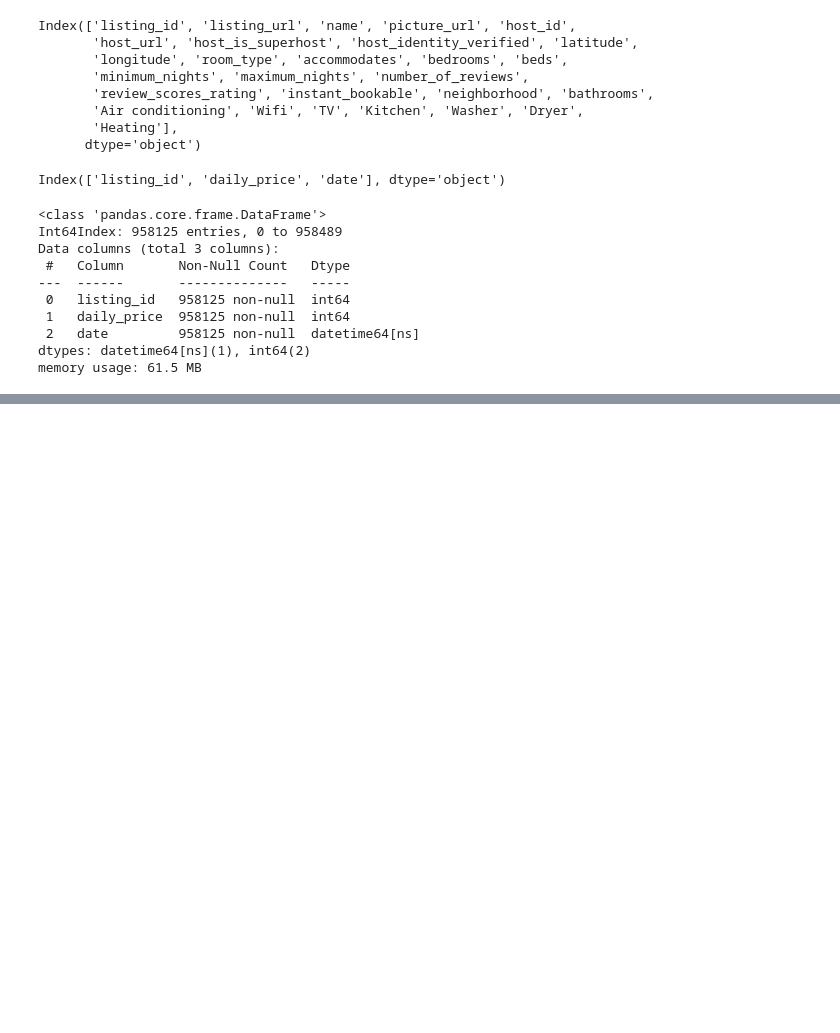
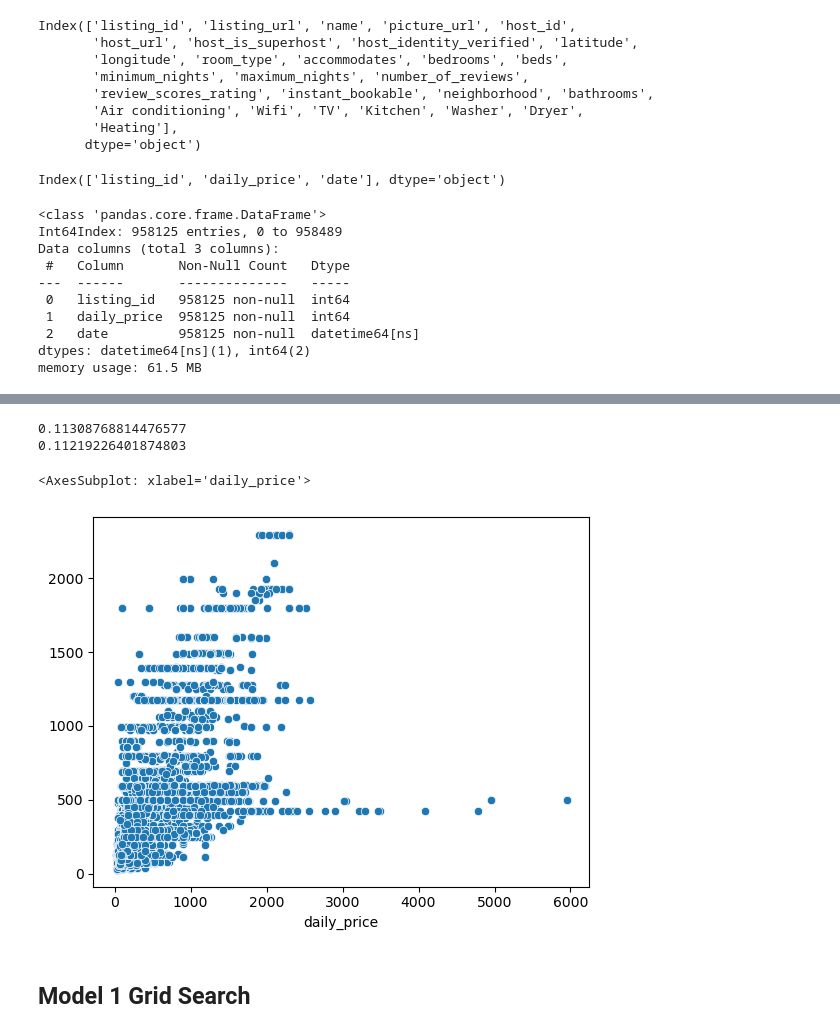
Before and after one commit to sjeanat3/Asheville-AirBnB-Experience-Recommendation, a Jupyter notebook: Notebooks/Asheville AirBnB Price Prediction Notebook.ipynb, the cells around one changed output, grey strips where cells are left out. Cells and saved outputs as stored; diff of their text form; code cells hidden in the pictures; blank space fills up the shorter version.

Commit message:
Begin modeling

```diff
--- a/Notebooks/Asheville AirBnB Price Prediction Notebook.ipynb
+++ b/Notebooks/Asheville AirBnB Price Prediction Notebook.ipynb
@@ -762,0 +781,6 @@ memory usage: 196.4+ MB
+# %%
+asheville_modeling_data = asheville_data.drop(['listing_id', 'listing_url', 'name', 'picture_url', 'host_id',
+                                              'host_url', 'host_identity_verified', 'latitude', 'longitude',
+                                              'minimum_nights', 'maximum_nights', 'number_of_reviews',
+                                              'instant_bookable', 'review_scores_rating'], axis = 1)
+asheville_modeling_data.head()
@@ -762,0 +804,5 @@ memory usage: 196.4+ MB
+# %%
+asheville_modeling_data['day_of_week'] = asheville_modeling_data['date'].dt.dayofweek
+asheville_modeling_data['month'] = asheville_modeling_data['date'].dt.month
+asheville_modeling_data = asheville_modeling_data.drop(['date'], axis = 1)
+asheville_modeling_data.info()
@@ -762,0 +827,27 @@ memory usage: 196.4+ MB
+# %%
+#Random Forest
+#Grid Search
+#Neural Network
+baseline_X = asheville_modeling_data.drop(['daily_price'], axis = 1)
+baseline_y = asheville_modeling_data['daily_price']
+
+baseline_X_train, baseline_X_test, baseline_y_train, baseline_y_test = train_test_split(baseline_X,
+                                                                                        baseline_y,
+                                                                                        test_size = 0.2)
+
+baseline_numeric_cols = ['host_is_superhost', 'accommodates', 'bedrooms', 'beds', 'bathrooms',
+                         'Air conditioning', 'Wifi', 'TV', 'Kitchen', 'Washer', 'Dryer', 'Heating']
+
+baseline_nominal_cols = ['room_type', 'neighborhood', 'day_of_week', 'month']
+
+baseline_numeric_pipeline = Pipeline([('scaler', StandardScaler())])
+
+baseline_nominal_pipeline = Pipeline([('ohe', OneHotEncoder(sparse = False))])
+
+ct = ColumnTransformer([('nominalpipe', baseline_nominal_pipeline, baseline_nominal_cols ),
+                        ('numpipe', baseline_numeric_pipeline, baseline_numeric_cols)])
+
+baseline_final_pipe = Pipeline([('preprocess', ct),
+                                ('model', LogisticRegression())])
+
+baseline_final_pipe.fit(baseline_X_train, baseline_y_train)
@@ -762,0 +878,13 @@ memory usage: 196.4+ MB
+# %%
+print(baseline_final_pipe.score(baseline_X_train, baseline_y_train))
+print(baseline_final_pipe.score(baseline_X_test, baseline_y_test))
+
+baseline_preds = baseline_final_pipe.predict(baseline_X_test)
+sns.scatterplot(y = baseline_preds, x = baseline_y_test)
+# %% [output]
+0.11308768814476577
+0.11219226401874803
+<AxesSubplot: xlabel='daily_price'>
+[figure, added]
+# %% [markdown]
+## Model 1 Grid Search
```
Also changed, not shown: parts of 28 cells of this notebook.
